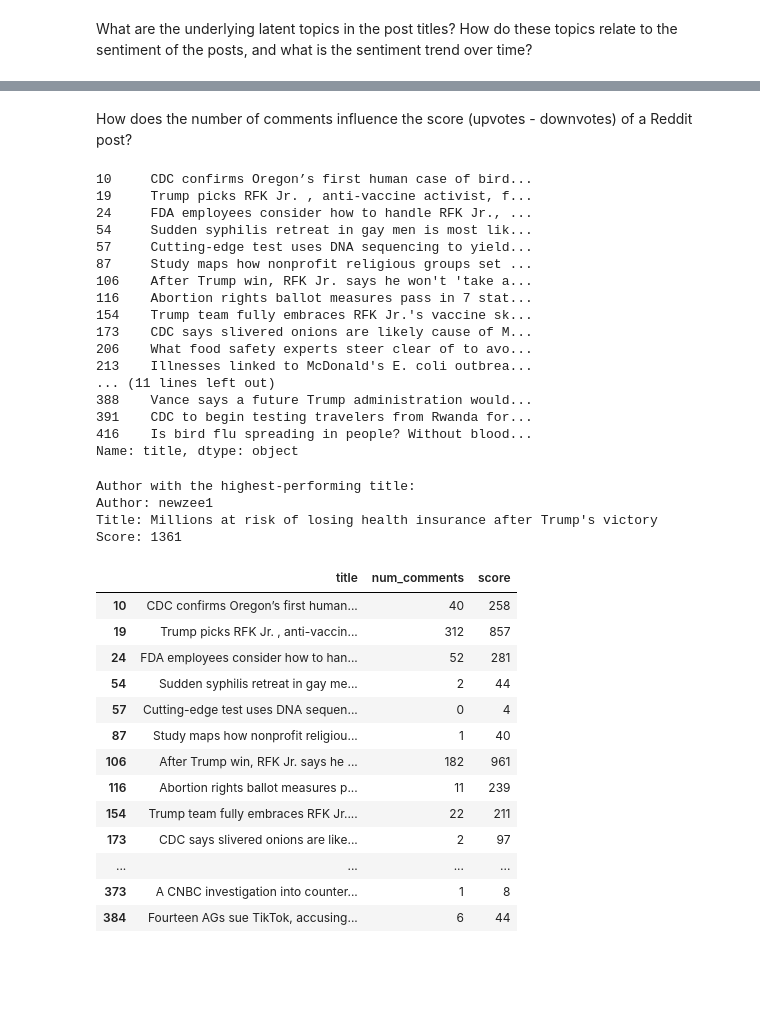
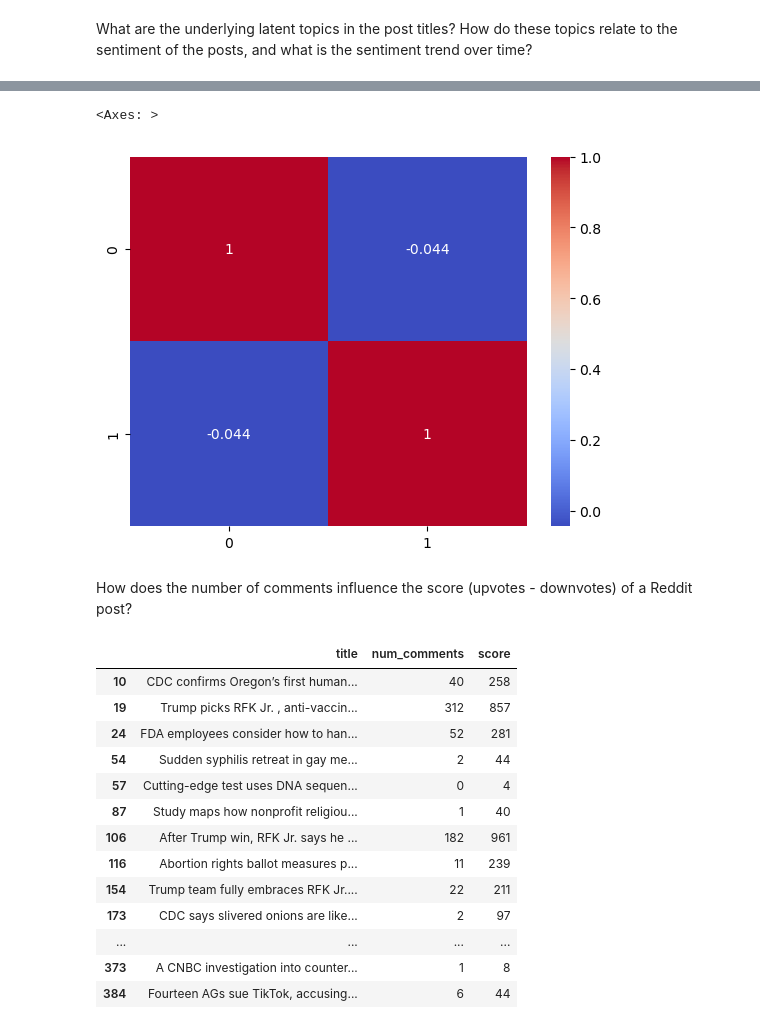
Before and after one commit to Olayemi-cloud/jh24993_EMATM0048---Python-Project, a Jupyter notebook: jh24993_EMATM0048_Q2.ipynb, the cells around one changed output, grey strips where cells are left out. Saved outputs shown, nothing was run; the diff lists cells and outputs as text; code cells hidden in the pictures; blank space fills up the shorter version.

```diff
--- a/jh24993_EMATM0048_Q2.ipynb
+++ b/jh24993_EMATM0048_Q2.ipynb
@@ -740,54 +798,13 @@ Can you develop a predictive model that determines the likelihood of a post goin
+# %%
+author_activity = clean_data.groupby('clean_author').size()
+author_score = clean_data.groupby('clean_author')['score'].mean()
+correlation_matrix = np.corrcoef(author_activity, author_score)
+sns.heatmap(correlation_matrix, annot=True, cmap='coolwarm')
+# %% [output]
+<Axes: >
+[figure, added]
 # %% [markdown]
 How does the number of comments influence the score (upvotes - downvotes) of a Reddit post?
-# %%
-import pandas as pd
-
-# Load your dataset
-df = pd.read_csv('health_reddit_data_with_dates_arrow.csv')
-
-# Specify the author's name you're interested in
-author_name = 'nbcnews'  # Replace with the author's name you're searching for
-
-# Filter the dataset for the posts made by the specified author
-author_posts = df[df['author'] == author_name]
-
-# Extract the topics (titles) by that author
-topics_by_author = author_posts['title']
-
-# Display the list of topics
-print(topics_by_author)
-# %% [output]
-10     CDC confirms Oregon’s first human case of bird...
-19     Trump picks RFK Jr. , anti-vaccine activist, f...
-24     FDA employees consider how to handle RFK Jr., ...
-54     Sudden syphilis retreat in gay men is most lik...
-57     Cutting-edge test uses DNA sequencing to yield...
-87     Study maps how nonprofit religious groups set ...
-106    After Trump win, RFK Jr. says he won't 'take a...
-116    Abortion rights ballot measures pass in 7 stat...
-154    Trump team fully embraces RFK Jr.'s vaccine sk...
-173    CDC says slivered onions are likely cause of M...
-206    What food safety experts steer clear of to avo...
-213    Illnesses linked to McDonald's E. coli outbrea...
-... (11 lines left out)
-388    Vance says a future Trump administration would...
-391    CDC to begin testing travelers from Rwanda for...
-416    Is bird flu spreading in people? Without blood...
-Name: title, dtype: object
-# %%
-# Find the highest-performing title
-highest_performing = df.loc[df['score'].idxmax()]
-
-# Display the result
-print("Author with the highest-performing title:")
-print(f"Author: {highest_performing['author']}")
-print(f"Title: {highest_performing['title']}")
-print(f"Score: {highest_performing['score']}")
-# %% [output]
-Author with the highest-performing title:
-Author: newzee1
-Title: Millions at risk of losing health insurance after Trump's victory
-Score: 1361
 # %%
 author_posts[['title', 'num_comments', 'score']]
 # %% [output]
```
Also changed, not shown: parts of 12 cells of this notebook.
